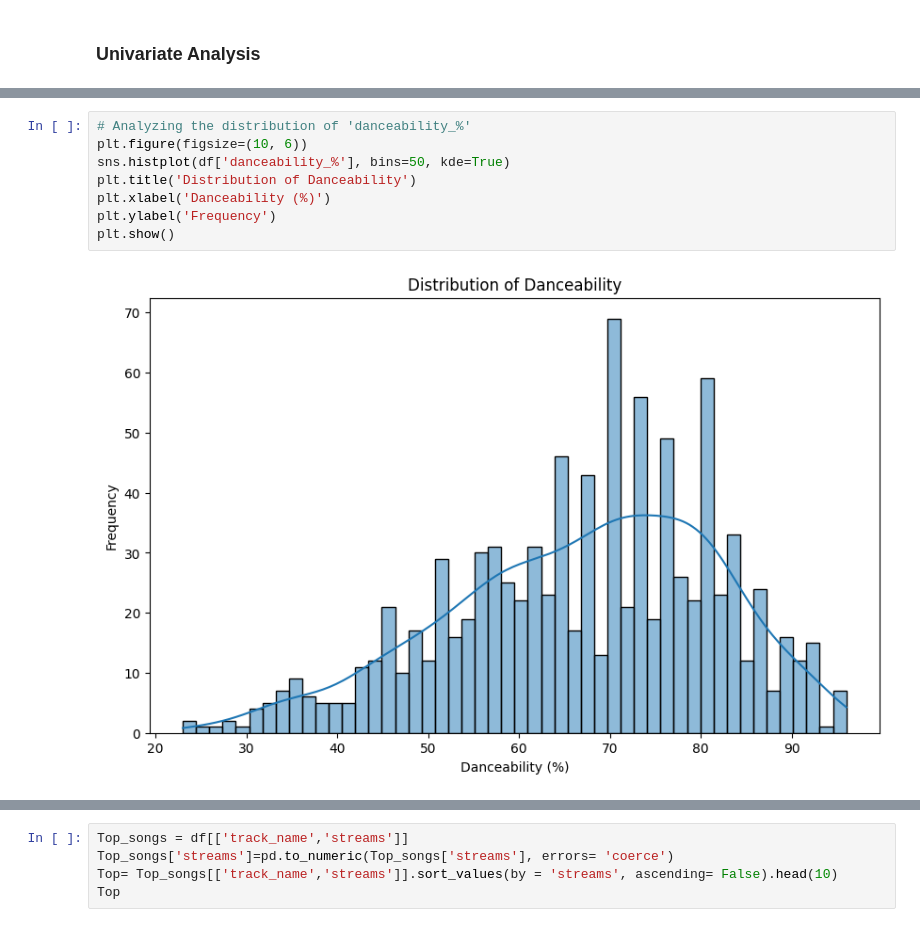
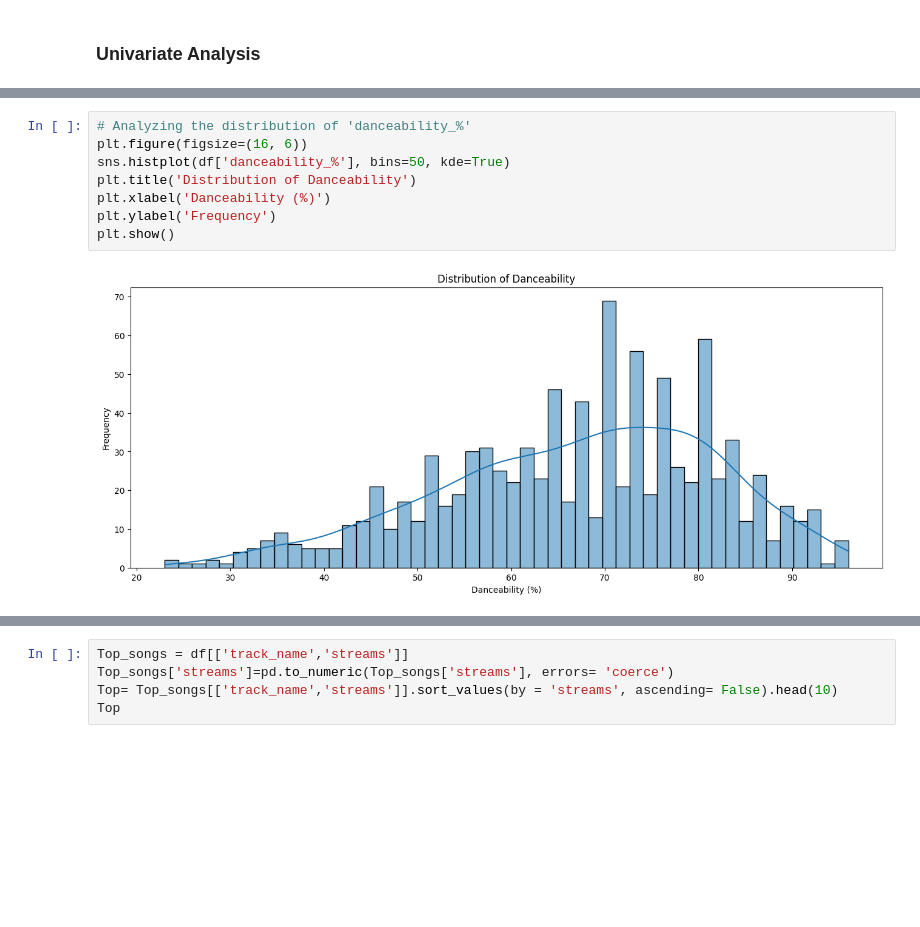
Before and after one commit to akhilsamvarghese/Spotify_Dataset_Visualisation, a Jupyter notebook: Spotify_Data_Visualization.ipynb, the cells around one changed output, grey strips where cells are left out. Saved outputs shown, nothing was run; the diff lists cells and outputs as text; blank space fills up the shorter version.

```diff
--- a/Spotify_Data_Visualization.ipynb
+++ b/Spotify_Data_Visualization.ipynb
@@ -251,12 +251,12 @@ plt.show()
 # %%
 # Analyzing the distribution of 'danceability_%'
-plt.figure(figsize=(10, 6))
+plt.figure(figsize=(16, 6))
 sns.histplot(df['danceability_%'], bins=50, kde=True)
 plt.title('Distribution of Danceability')
 plt.xlabel('Danceability (%)')
 plt.ylabel('Frequency')
 plt.show()
 # %% [output]
-[figure, old version]
+[figure, new version]
 # %%
 # Analyzing the distribution of 'valence_%'
```
Also changed, not shown: parts of 12 cells of this notebook.
